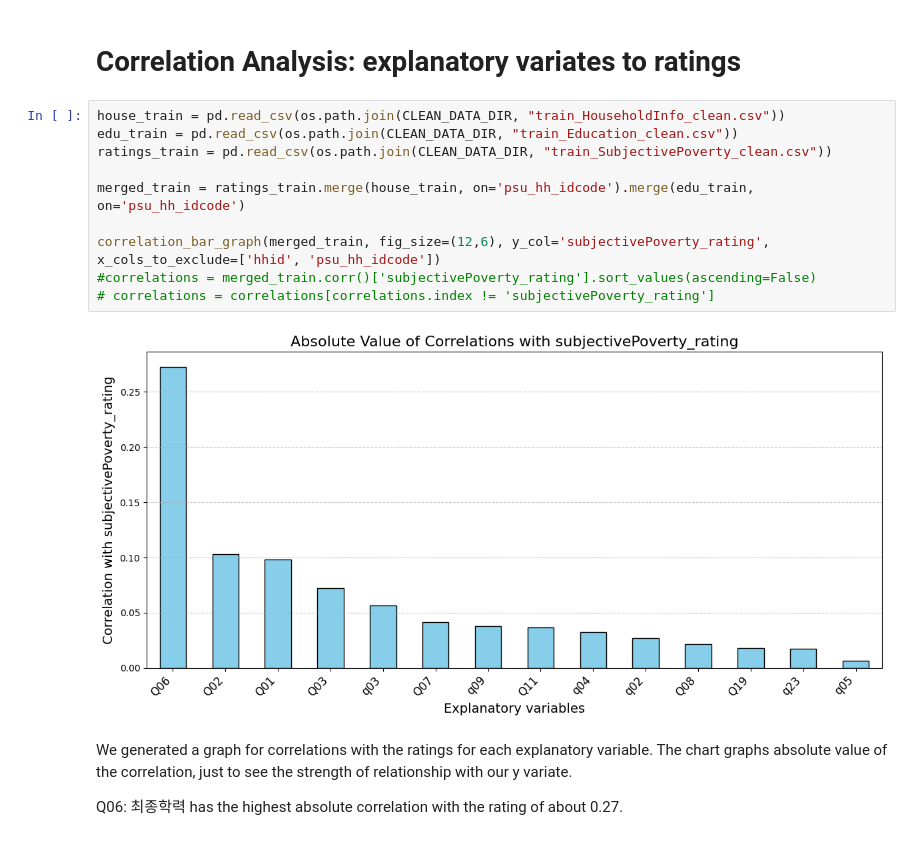
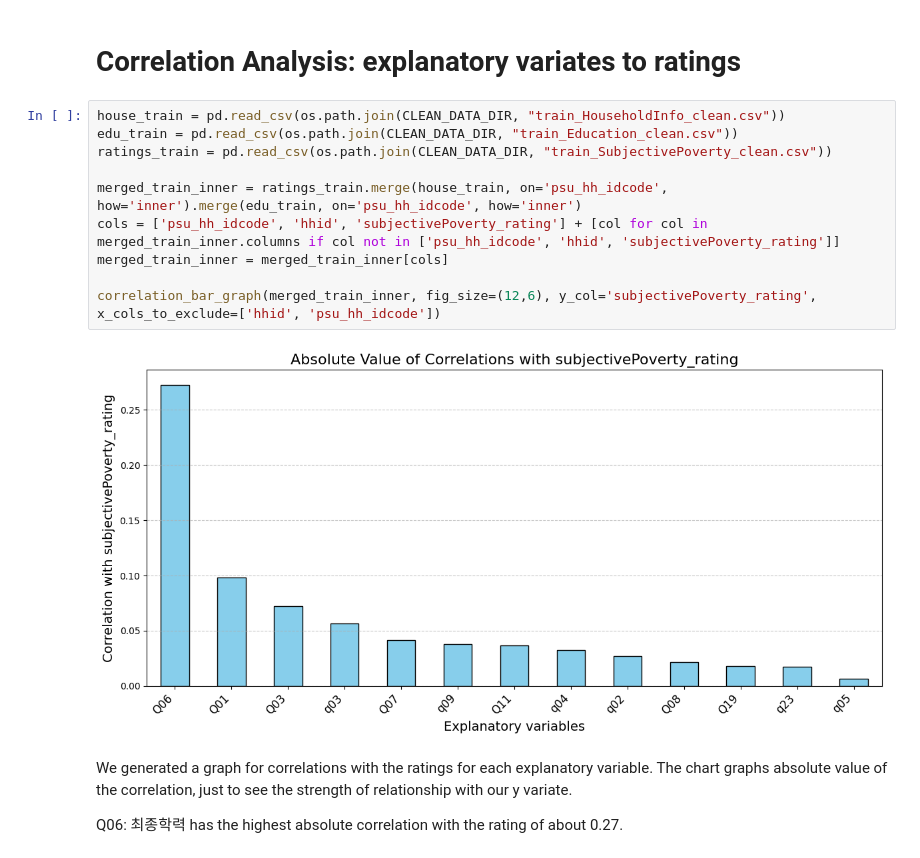
Before and after one commit to eugenesimm/Kaggle_poverty_rate, a Jupyter notebook: 2-eda/EDA_JS.ipynb, the cells around one changed output. Cells and saved outputs as stored; diff of their text form.

Commit message:
final train set complete(?)

```diff
--- a/2-eda/EDA_JS.ipynb
+++ b/2-eda/EDA_JS.ipynb
@@ -61,15 +61,15 @@ correlational_matrix_heatmap(edu_train, fig_size=(8,8), cols_to_exclude=['psu_hh
 # %%
 house_train = pd.read_csv(os.path.join(CLEAN_DATA_DIR, "train_HouseholdInfo_clean.csv"))
 edu_train = pd.read_csv(os.path.join(CLEAN_DATA_DIR, "train_Education_clean.csv"))
 ratings_train = pd.read_csv(os.path.join(CLEAN_DATA_DIR, "train_SubjectivePoverty_clean.csv"))
 
-merged_train = ratings_train.merge(house_train, on='psu_hh_idcode').merge(edu_train, on='psu_hh_idcode')
+merged_train_inner = ratings_train.merge(house_train, on='psu_hh_idcode', how='inner').merge(edu_train, on='psu_hh_idcode', how='inner')
+cols = ['psu_hh_idcode', 'hhid', 'subjectivePoverty_rating'] + [col for col in merged_train_inner.columns if col not in ['psu_hh_idcode', 'hhid', 'subjectivePoverty_rating']]
+merged_train_inner = merged_train_inner[cols]
 
-correlation_bar_graph(merged_train, fig_size=(12,6), y_col='subjectivePoverty_rating', x_cols_to_exclude=['hhid', 'psu_hh_idcode'])
-#correlations = merged_train.corr()['subjectivePoverty_rating'].sort_values(ascending=False)
-# correlations = correlations[correlations.index != 'subjectivePoverty_rating']
+correlation_bar_graph(merged_train_inner, fig_size=(12,6), y_col='subjectivePoverty_rating', x_cols_to_exclude=['hhid', 'psu_hh_idcode'])
 # %% [output]
-[figure, old version]
+[figure, new version]
 # %% [markdown]
 We generated a graph for correlations with the ratings for each explanatory variable. The chart graphs absolute value of the correlation, just to see the strength of relationship with our y variate.
 
```
Also changed, not shown: parts of 7 cells of this notebook, 6 other files.
